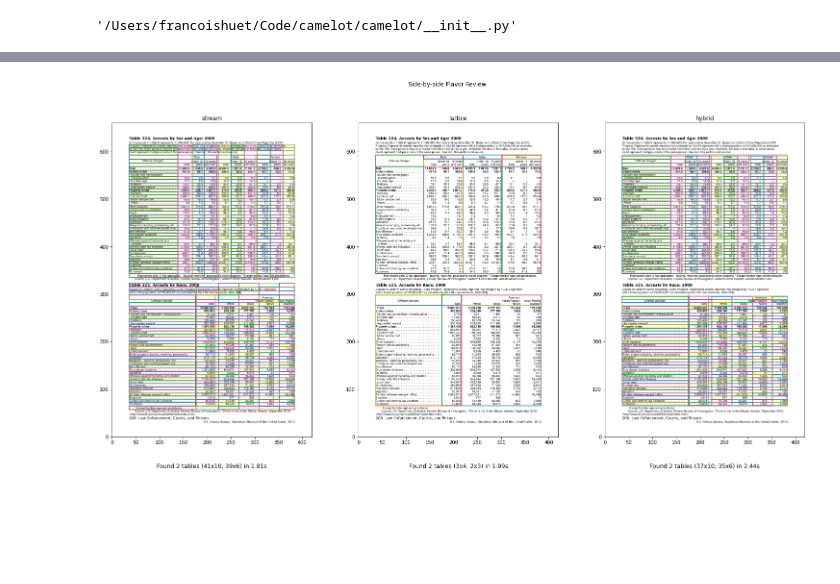
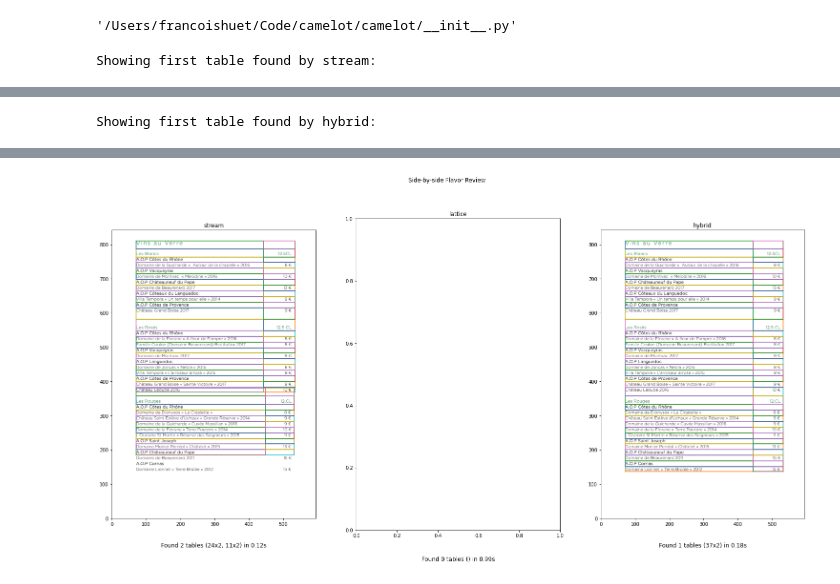
Before and after one commit to camelot-dev/camelot, a Jupyter notebook: parser-comparison-notebook.ipynb, the cells around one changed output, grey strips where cells are left out. Saved outputs shown, nothing was run; the diff lists cells and outputs as text; code cells hidden in the pictures; blank space fills up the shorter version.

```diff
--- a/parser-comparison-notebook.ipynb
+++ b/parser-comparison-notebook.ipynb
@@ -43,9 +40,9 @@ data = None
 # pdf_file, kwargs, data = "superscript.pdf", {"flag_size": True}, data_stream_flag_size # test_hybrid_flag_size
 # pdf_file = "health.pdf"  # test_hybrid
 # pdf_file = "clockwise_table_2.pdf"
-pdf_file = "tabula/12s0324.pdf" # interesting because contains two separate tables
+# pdf_file = "tabula/12s0324.pdf" # interesting because contains two separate tables
 # pdf_file, kwargs = "tabula/us-007.pdf", {"table_regions": ["320,335,573,505"]} # test_hybrid_table_regions
-# pdf_file, kwargs = "detect_vertical_false.pdf", {"strip_text": " ,\n"}  # data_stream_strip_text
+pdf_file, kwargs = "detect_vertical_false.pdf", {"strip_text": " ,\n"}  # data_stream_strip_text
 # pdf_file, kwargs, data = "tabula/m27.pdf", {"columns": ["72,95,209,327,442,529,566,606,683"], "split_text": True, }, data_stream_split_text  # data_stream_split_text
 # pdf_file = "vertical_header.pdf"
 # pdf_file = "twotables_2.pdf"
@@ -56,6 +53,8 @@ pdf_file = "tabula/12s0324.pdf" # interesting because contains two separate tabl
 filename = os.path.join(testdir, pdf_file)
 # %%
 
+# Set up plots to be large enough for visualization
+plt.rcParams["figure.figsize"] = [26, 12]
 fig, axes = plt.subplots(1, 3)
 fig.suptitle('Side-by-side Flavor Review')
 tables_list = []
@@ -66,6 +65,7 @@ for idx, flavor in enumerate(["stream", "lattice", "hybrid"]):
     timer_after_parse = time.perf_counter()
     ax = axes[idx]
     if len(tables):
+        print(f"Showing first table found by {flavor}:")
         display(tables[0].df)
     for table in tables:
         fig = camelot.plot(table, kind='grid', ax=ax)
@@ -89,4 +89,6 @@ for idx, flavor in enumerate(["stream", "lattice", "hybrid"]):
         transform=ax.transAxes
     )
     timer_after_plot = time.perf_counter()
+fig
 # %% [output]
+Showing first table found by stream:
@@ -109,0 +112 @@ for idx, flavor in enumerate(["stream", "lattice", "hybrid"]):
+Showing first table found by hybrid:
@@ -131 +130 @@ for idx, flavor in enumerate(["stream", "lattice", "hybrid"]):
-[figure, old version]
+[figure, new version]
```
Also changed, not shown: parts of 2 cells of this notebook, 4 other files.
